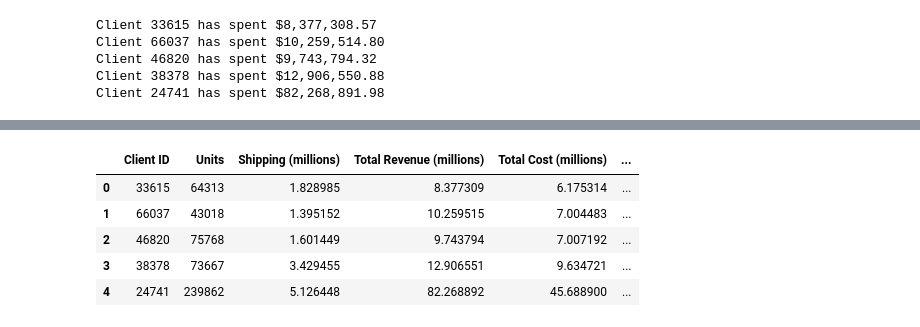
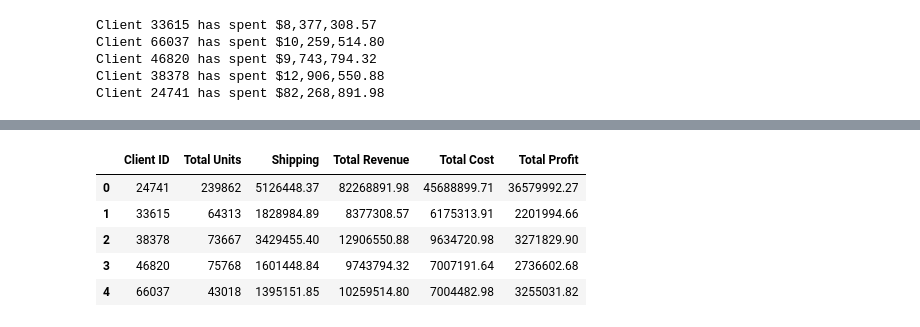
Before and after one commit to cassydm/pandas-challenge-1, a Jupyter notebook: Final/pandas-chall-1-Final.ipynb, the cells around one changed output, grey strips where cells are left out. Drawn from its saved outputs; the diff is of its cells as text; code cells hidden in the pictures.

```diff
--- a/Final/pandas-chall-1-Final.ipynb
+++ b/Final/pandas-chall-1-Final.ipynb
@@ -362,7 +375,19 @@ Client 24741 has spent $82,268,891.98
 # %%
 # Create a summary DataFrame showing the totals for the for the top 5 clients with the following information:
 # total units purchased, total shipping price, total revenue, and total profit.
+
+#creating a summarized dataframe grouped by client and showing the above metrics summed
 summarized_df=df.groupby("client_id").agg({
     "qty":"sum",
-    ""
-    })
+    "shipping_price":"sum",
+    "line_price":"sum",
+    "line_cost":"sum",
+    "profit":"sum"
+    }).reset_index()
+
+#filtering the data to the top 5 clients
+summarized_df=summarized_df[summarized_df["client_id"].isin(top5_clients_list)]
+
+#reset index
+summarized_df.reset_index(drop=True, inplace=True)
+summarized_df
@@ -369,20 +401,18 @@ summarized_df=df.groupby("client_id").agg({
 # %%
 # Format the data and rename the columns to names suitable for presentation.
-
-# Define the money columns.
-
-
-# Define a function that converts a dollar amount to millions.
-
-
-# Apply the currency_format_millions function to only the money columns.
-
-
-# Rename the columns to reflect the change in the money format.
+summarized_df=summarized_df.rename(columns={
+    "client_id": "Client ID",
+    "qty": "Total Units",
+    "shipping_price": "Shipping",
+    "line_price":"Total Revenue",
+    "line_cost": "Total Cost",
+    "profit": "Total Profit"
+})
+summarized_df
 # %% [output]
-|  | Client ID | Units | Shipping (millions) | Total Revenue (millions) | Total Cost (millions) | ... |
-| 0 | 33615 | 64313 | 1.828985 | 8.377309 | 6.175314 | ... |
-| 1 | 66037 | 43018 | 1.395152 | 10.259515 | 7.004483 | ... |
-| 2 | 46820 | 75768 | 1.601449 | 9.743794 | 7.007192 | ... |
-| 3 | 38378 | 73667 | 3.429455 | 12.906551 | 9.634721 | ... |
-| 4 | 24741 | 239862 | 5.126448 | 82.268892 | 45.688900 | ... |
+|  | Client ID | Total Units | Shipping | Total Revenue | Total Cost | Total Profit |
+| 0 | 24741 | 239862 | 5126448.37 | 82268891.98 | 45688899.71 | 36579992.27 |
+| 1 | 33615 | 64313 | 1828984.89 | 8377308.57 | 6175313.91 | 2201994.66 |
+| 2 | 38378 | 73667 | 3429455.40 | 12906550.88 | 9634720.98 | 3271829.90 |
+| 3 | 46820 | 75768 | 1601448.84 | 9743794.32 | 7007191.64 | 2736602.68 |
+| 4 | 66037 | 43018 | 1395151.85 | 10259514.80 | 7004482.98 | 3255031.82 |
```
Also changed, not shown: parts of 16 cells of this notebook.
